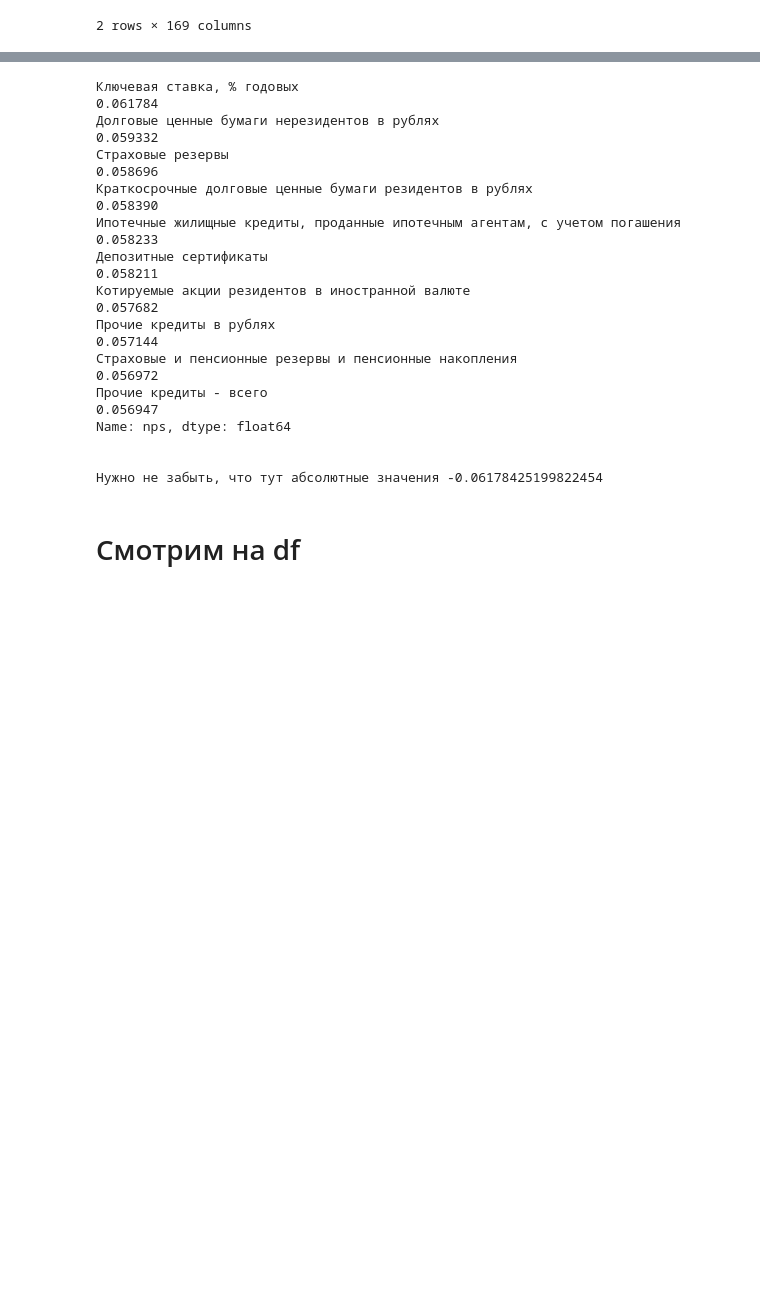
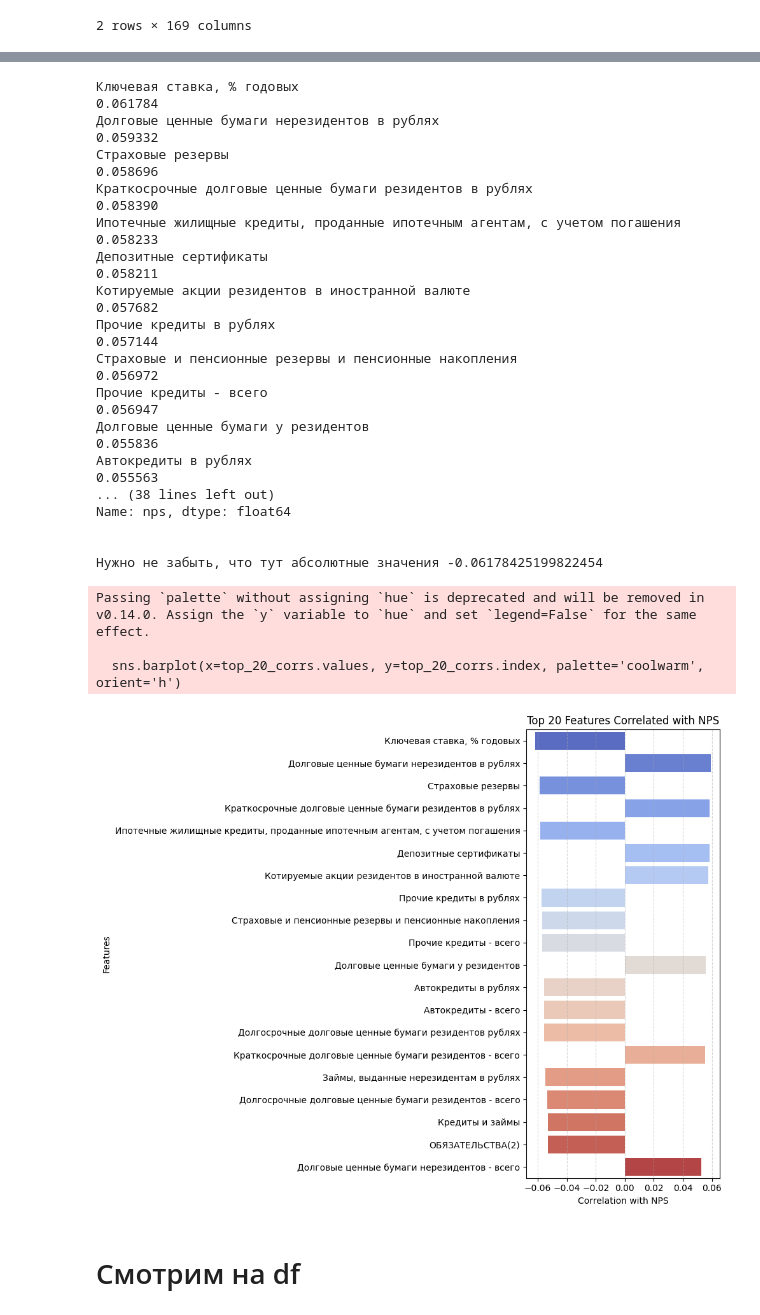
Before and after one commit to rokerius/CU_TL_Megafon_NPS, a Jupyter notebook: denis/workbook.ipynb, the cells around one changed output, grey strips where cells are left out. Drawn from its saved outputs; the diff is of its cells as text; code cells hidden in the pictures; blank space fills up the shorter version.

```diff
--- a/denis/workbook.ipynb
+++ b/denis/workbook.ipynb
@@ -101,7 +128,7 @@ weather data added!
 # %%
 corrs = df.corr()['nps'].drop('nps')
 sorted_corrs = corrs.abs().sort_values(ascending=False)
-print(sorted_corrs[:10])
+print(sorted_corrs[:50])
 
 print("\n\nНужно не забыть, что тут абсолютные значения", corrs["Ключевая ставка, % годовых"])
 # %% [output]
@@ -115,10 +142,41 @@ print("\n\nНужно не забыть, что тут абсолютные зн
 Прочие кредиты в рублях                                                        0.057144
 Страховые и пенсионные резервы и пенсионные накопления                         0.056972
 Прочие кредиты - всего                                                         0.056947
+Долговые ценные бумаги у резидентов                                            0.055836
+Автокредиты в рублях                                                           0.055563
+... (38 lines left out)
 Name: nps, dtype: float64
 
 
 Нужно не забыть, что тут абсолютные значения -0.06178425199822454
+# %%
+import matplotlib.pyplot as plt
+import seaborn as sns
+
+# Вычисляем корреляции с NPS
+corrs = df.corr()['nps'].drop('nps')
+sorted_corrs = corrs.abs().sort_values(ascending=False)
+
+# Берём топ-20
+top_20 = sorted_corrs[:20]
+top_20_features = top_20.index
+top_20_corrs = corrs[top_20_features]  # Сохраняем оригинальные значения (с минусами)
+
+# Строим график
+plt.figure(figsize=(10, 8))
+sns.barplot(x=top_20_corrs.values, y=top_20_corrs.index, palette='coolwarm', orient='h')
+
+plt.title('Top 20 Features Correlated with NPS')
+plt.xlabel('Correlation with NPS')
+plt.ylabel('Features')
+plt.grid(True, axis='x', linestyle='--', alpha=0.5)
+plt.tight_layout()
+plt.show()
+# %% [output]
+Passing `palette` without assigning `hue` is deprecated and will be removed in v0.14.0. Assign the `y` variable to `hue` and set `legend=False` for the same effect.
+
+  sns.barplot(x=top_20_corrs.values, y=top_20_corrs.index, palette='coolwarm', orient='h')
+[figure, added]
 # %% [markdown]
 # Смотрим на df
 # %%
```
Also changed, not shown: parts of 4 cells of this notebook.
